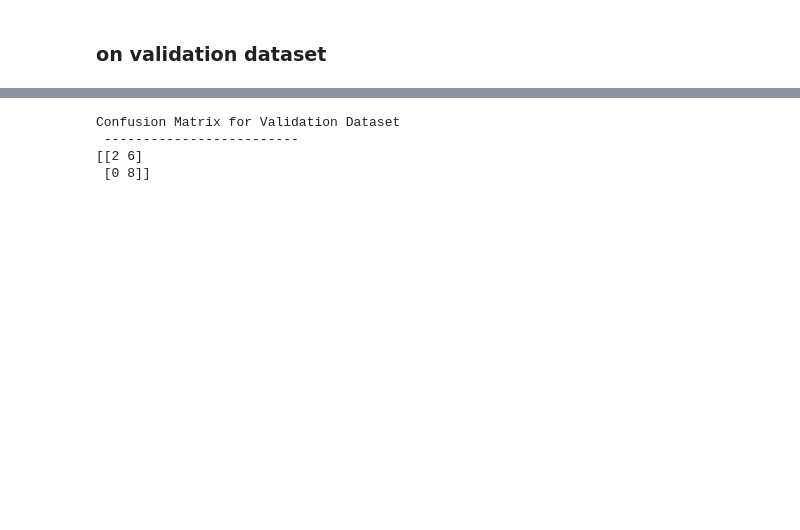
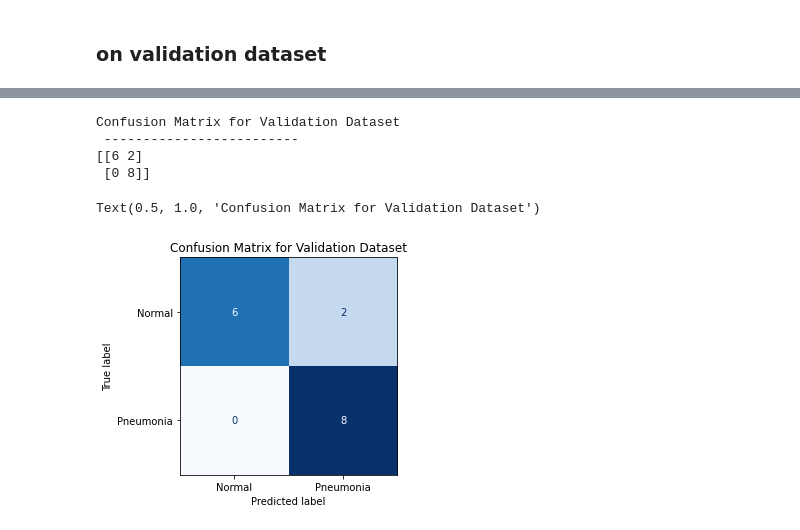
Before and after one commit to baishalidutta/Pneumonia-Detection, a Jupyter notebook: notebook/pneumonia_detection_cnn_model.ipynb, the cells around one changed output, grey strips where cells are left out. Saved outputs shown, nothing was run; the diff lists cells and outputs as text; code cells hidden in the pictures; blank space fills up the shorter version.

```diff
--- a/notebook/pneumonia_detection_cnn_model.ipynb
+++ b/notebook/pneumonia_detection_cnn_model.ipynb
@@ -356,10 +358,16 @@ y_pred_val_binary = y_pred_val_prob > 0.5
 # %%
 # confusion matrix for validation dataset
 print('\nConfusion Matrix for Validation Dataset\n -------------------------')
 cm_val = confusion_matrix(y_true_val, y_pred_val_binary)
 print(cm_val)
+
+cm_display_val = ConfusionMatrixDisplay(cm_val, display_labels=['Normal', 'Pneumonia'])
+cm_display_val.plot(cmap='Blues', colorbar=False)
+plt.title('Confusion Matrix for Validation Dataset')
 # %% [output]
 Confusion Matrix for Validation Dataset
  -------------------------
-[[2 6]
+[[6 2]
  [0 8]]
+Text(0.5, 1.0, 'Confusion Matrix for Validation Dataset')
+[figure, added]
```
Also changed, not shown: parts of 11 cells of this notebook.
